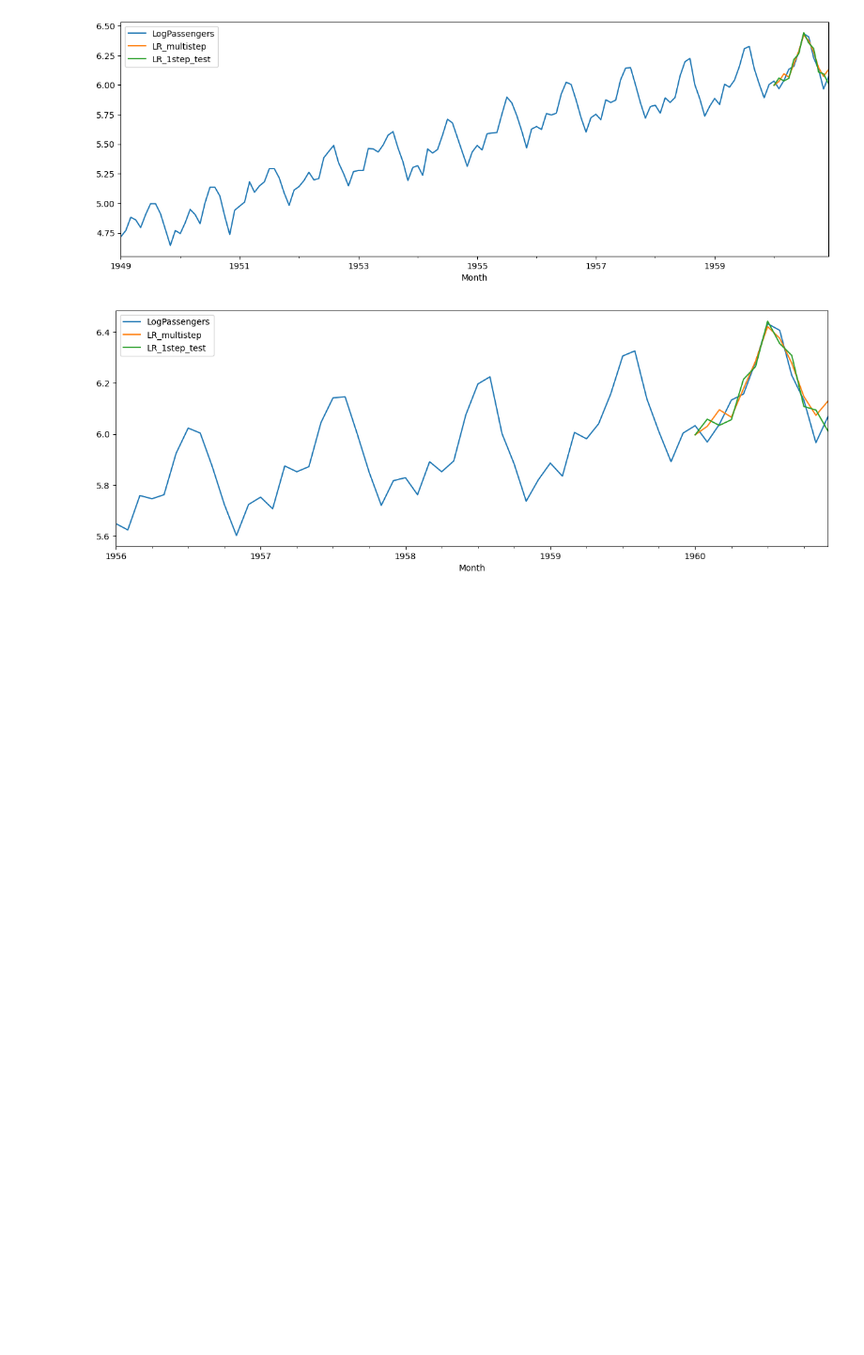
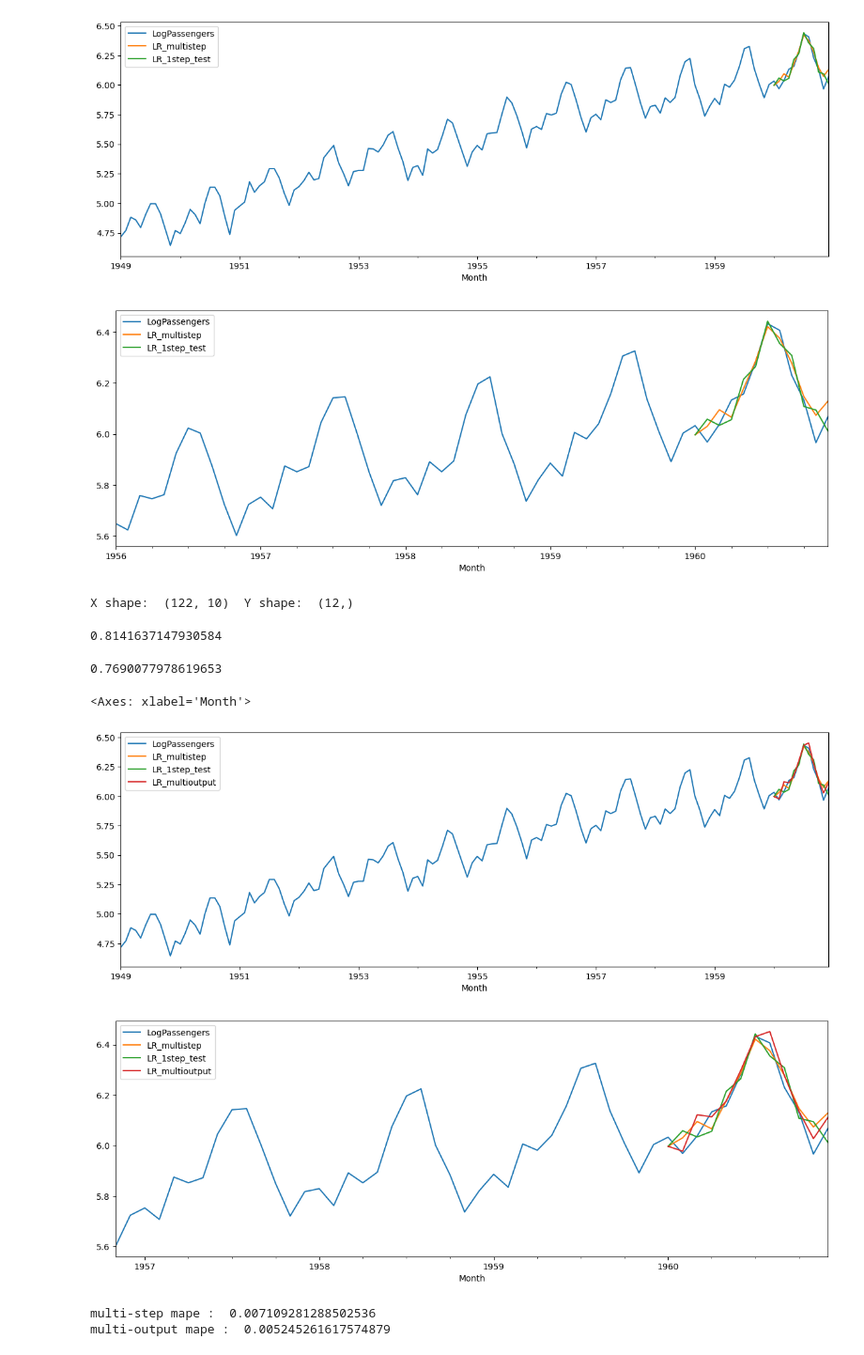
Before and after one commit to yeesem/Time-Series-Data-Analysis, a Jupyter notebook: ML_Airline_With_Differencing.ipynb, the cells around one changed output. Shown at 94% size. Cells and saved outputs as stored; diff of their text form; code cells hidden in the pictures; blank space fills up the shorter version.

```diff
--- a/ML_Airline_With_Differencing.ipynb
+++ b/ML_Airline_With_Differencing.ipynb
@@ -162,0 +183,7 @@ df.iloc[-60:][col].plot(figsize = (15,5))
+# %%
+X = np.array(X).reshape(-1,Tx)
+Y = np.array(Y).reshape(-1,Ty)
+N = len(X)
+print("X shape: ",X.shape," Y shape: ",y.shape)
+# %% [output]
+X shape:  (122, 10)  Y shape:  (12,)
@@ -162,0 +193,39 @@ df.iloc[-60:][col].plot(figsize = (15,5))
+# %%
+lr = LinearRegression()
+lr.fit(XTrain_m,YTrain_m)
+lr.score(XTrain_m,YTrain_m)
+# %% [output]
+0.8141637147930584
+# %%
+from sklearn.metrics import r2_score
+r2_score(lr.predict(XTest_m).flatten(),YTest_m.flatten())
+# %% [output]
+0.7690077978619653
+# %%
+#Save multi output forecast to dataframe
+#cumsum - culmulative sum
+df.loc[test_idx,'LR_multioutput'] = last_train + \
+np.cumsum(lr.predict(XTest_m).flatten())
+# %%
+cols = ['LogPassengers','LR_multistep','LR_1step_test','LR_multioutput']
+df[cols].plot(figsize = (15,5));
+df.iloc[-50:][cols].plot(figsize = (15,5))
+# %% [output]
+<Axes: xlabel='Month'>
+[figure, added]
+[figure, added]
+# %%
+#MAPE
+from sklearn.metrics import mean_absolute_percentage_error
+test_log_pass = df.iloc[-NTest:]['LogPassengers']
+mape1 = mean_absolute_percentage_error(
+    test_log_pass,df.loc[test_idx,'LR_multistep']
+)
+print("multi-step mape : " , mape1)
+mape2 = mean_absolute_percentage_error(
+    test_log_pass,df.loc[test_idx,'LR_multioutput']
+)
+print("multi-output mape : ",mape2)
+# %% [output]
+multi-step mape :  0.007109281288502536
+multi-output mape :  0.005245261617574879
```
Also changed, not shown: parts of 8 cells of this notebook.
